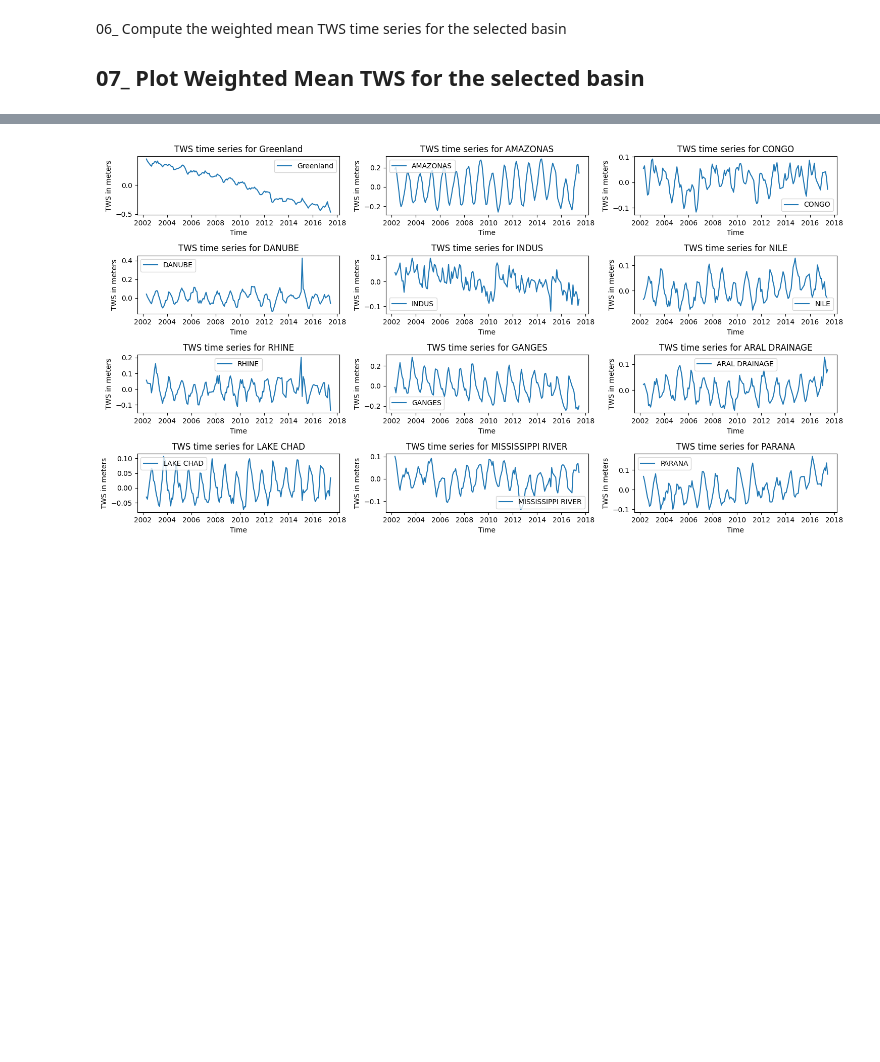
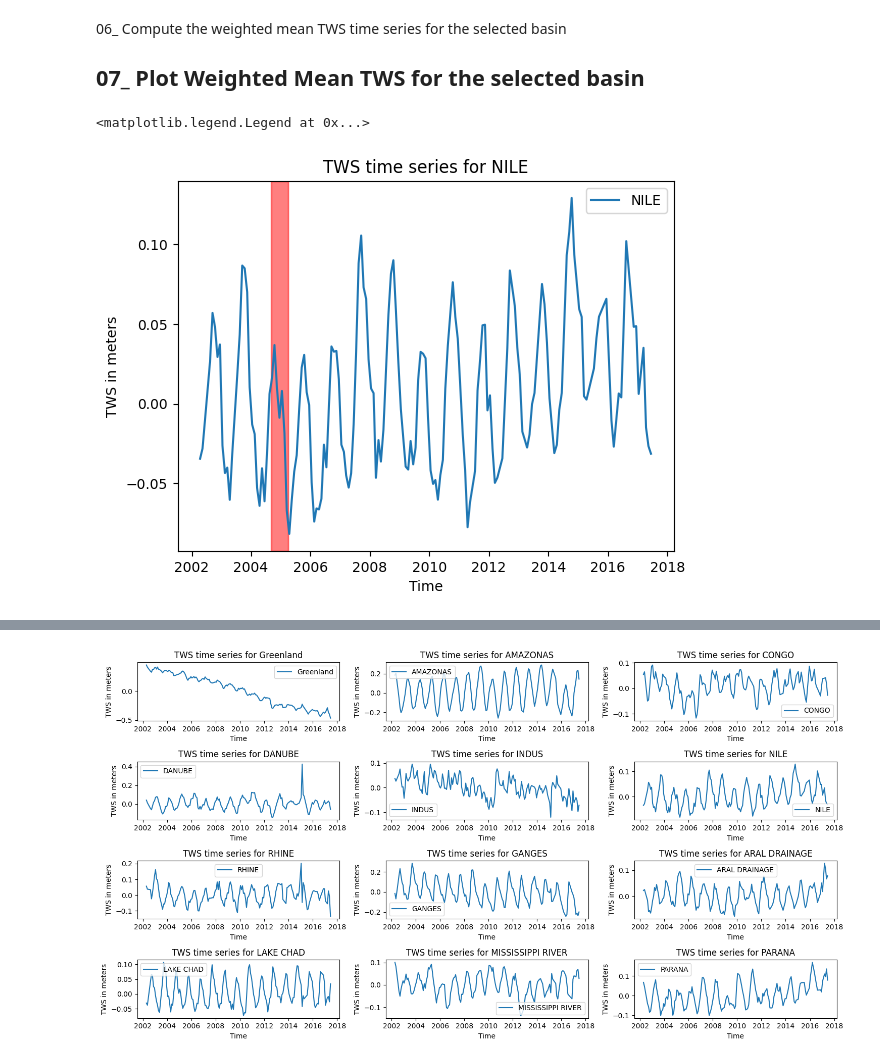
Before and after one commit to SedighehKarimi/EarthObservation_and_tws, a Jupyter notebook: Tutorial_2.ipynb, the cells around one changed output, grey strips where cells are left out. Saved outputs shown, nothing was run; the diff lists cells and outputs as text; code cells hidden in the pictures; blank space fills up the shorter version.

```diff
--- a/Tutorial_2.ipynb
+++ b/Tutorial_2.ipynb
@@ -143,3 +152,22 @@ def calculate_basin_weighted_tws(basin_coordinates):
 # %% [markdown]
 06_ Compute the weighted mean TWS time series for the selected basin
 ## 07_ Plot Weighted Mean TWS for the selected basin
+# %%
+nile_basin = basins_list[5]
+tws_weighted_mean, basin_name = calculate_basin_weighted_tws(nile_basin)
+
+drought_start = pd.Timestamp('2004-09-01')
+drought_end = pd.Timestamp('2005-04-01')
+
+
+plt.plot(tws_weighted_mean['time'].values, tws_weighted_mean['twsgauss'].values, label=basin_name)
+
+plt.axvspan(drought_start, drought_end, color='red', alpha=0.5)
+
+plt.title(f"TWS time series for {basin_name}")
+plt.xlabel('Time')
+plt.ylabel('TWS in meters')
+plt.legend()
+# %% [output]
+<matplotlib.legend.Legend at 0x...>
+[figure, added]
```
Also changed, not shown: parts of 3 cells of this notebook.
